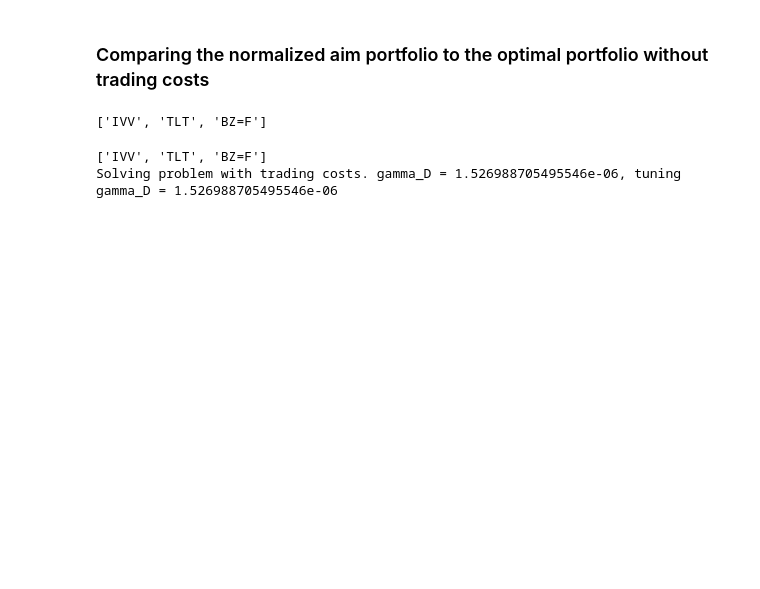
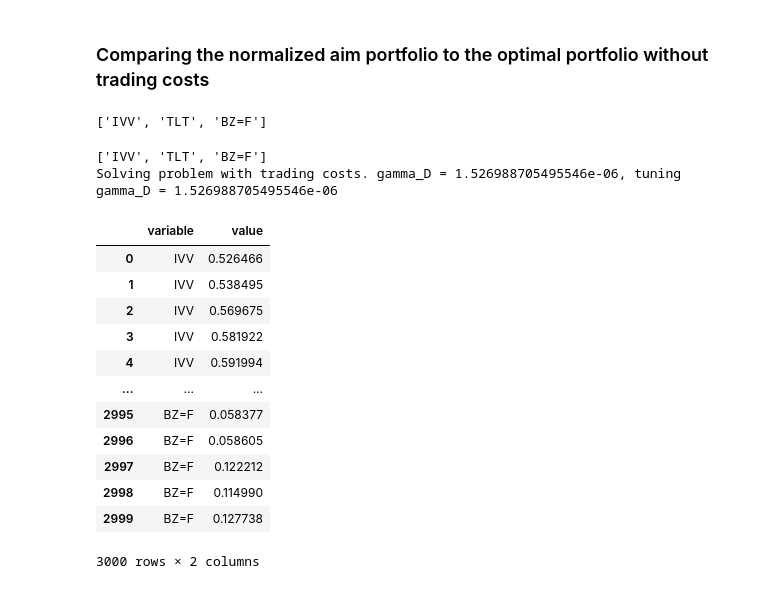
Before and after one commit to neriksen/thesis, a Jupyter notebook: backtesting/Aim_portfolio.ipynb, the cells around one changed output. Drawn from its saved outputs; the diff is of its cells as text; code cells hidden in the pictures; blank space fills up the shorter version.

```diff
--- a/backtesting/Aim_portfolio.ipynb
+++ b/backtesting/Aim_portfolio.ipynb
@@ -47,5 +47,21 @@ aims = pd.DataFrame(aims, index=aim_index, columns=asset_choice)
 # %% [output]
 ['IVV', 'TLT', 'BZ=F']
 Solving problem with trading costs. gamma_D = 1.526988705495546e-06, tuning gamma_D = 1.526988705495546e-06
+# %%
+aims.melt()
+# %% [output]
+|  | variable | value |
+| 0 | IVV | 0.526466 |
+| 1 | IVV | 0.538495 |
+| 2 | IVV | 0.569675 |
+| 3 | IVV | 0.581922 |
+| 4 | IVV | 0.591994 |
+| ... | ... | ... |
+| 2995 | BZ=F | 0.058377 |
+| 2996 | BZ=F | 0.058605 |
+| 2997 | BZ=F | 0.122212 |
+| 2998 | BZ=F | 0.114990 |
+| 2999 | BZ=F | 0.127738 |
+3000 rows × 2 columns
 # %%
 fig, ax = plt.subplots(1, 1, figsize=(9,7), dpi=190)
```
Also changed, not shown: parts of 1 cell of this notebook, 1 other file.
